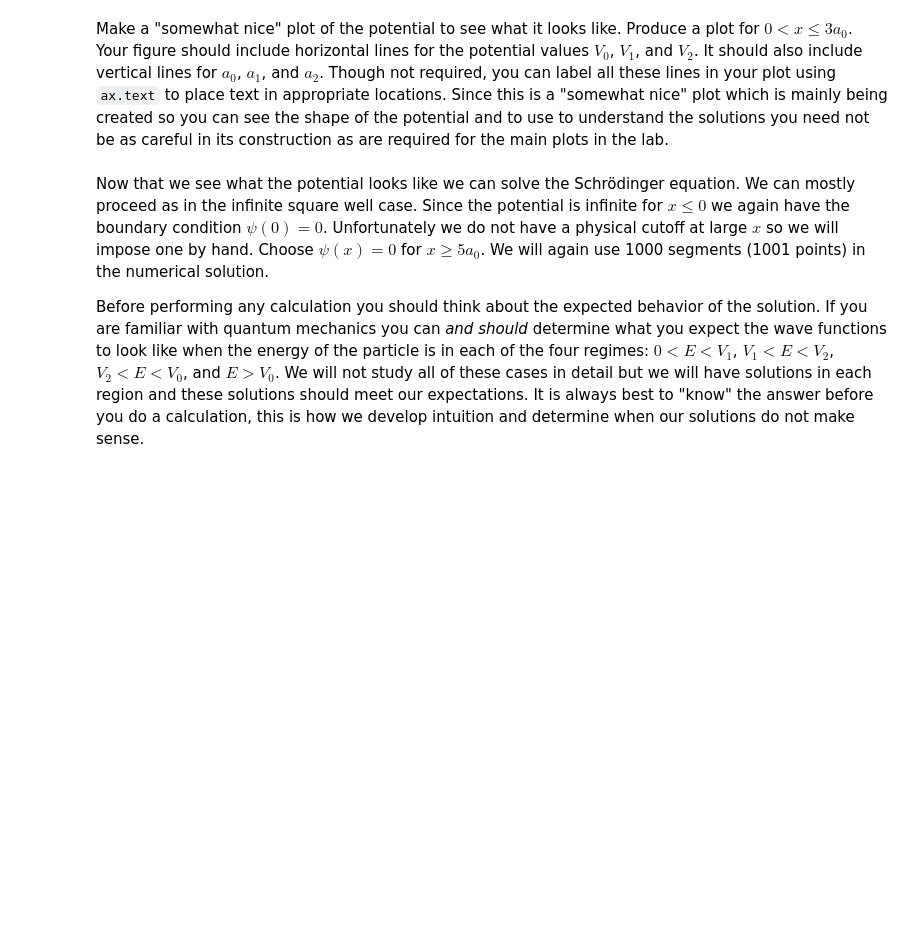
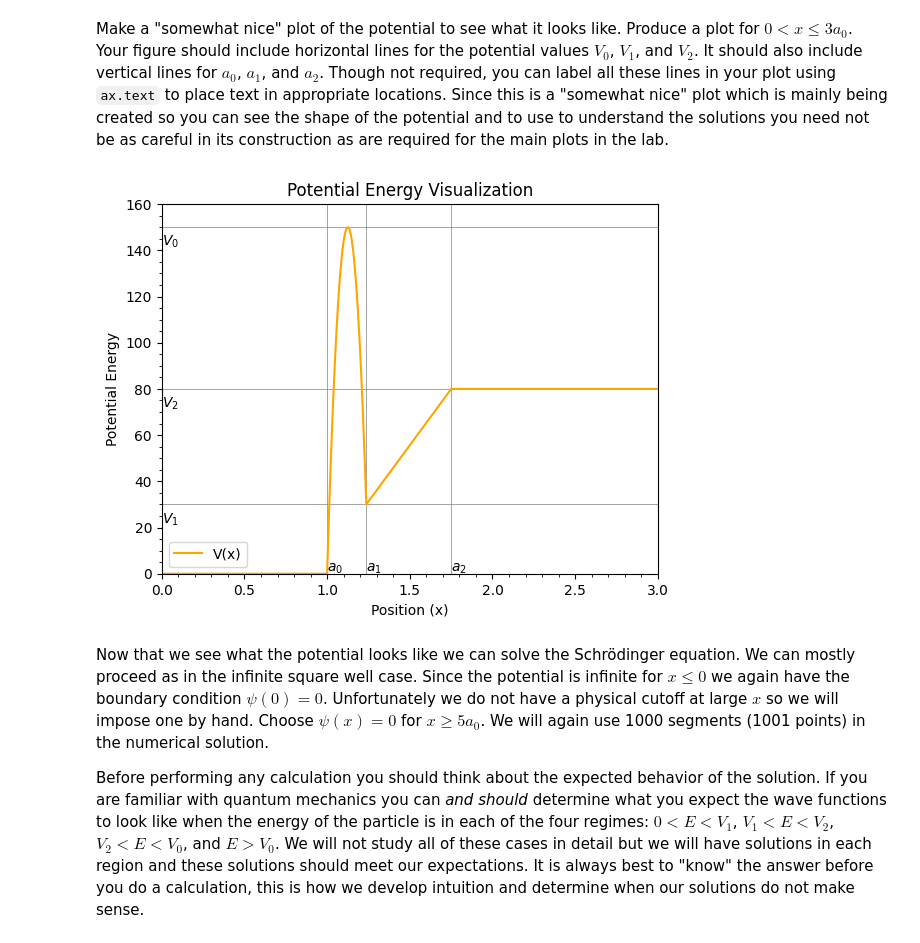
Before and after one commit to kh-bh/Physics_coursework, a Jupyter notebook: PHYS_250/Labs/Lab08.ipynb, the cells around one changed output. Saved outputs shown, nothing was run; the diff lists cells and outputs as text; code cells hidden in the pictures; blank space fills up the shorter version.

```diff
--- a/PHYS_250/Labs/Lab08.ipynb
+++ b/PHYS_250/Labs/Lab08.ipynb
@@ -124,3 +196,41 @@ raise NotImplementedError()
+# %%
+V0 = 150
+V1 = 30
+V2 = 80
+a0 = 1
+a2 = 1.75
+beta = 9 * a0 / 8
+a1 = beta + (beta-a0) * np.sqrt(1 - V1/V0)
+
+x = np.linspace(0, 3*a0, 1000)
+V = potential(x)
+
+fig, ax = plt.subplots()
+
+ax.axhline(V0, c="grey", lw=0.5)
+ax.text(0, V0-8, r"$V_0$")
+ax.axhline(V1, c="grey", lw=0.5)
+ax.text(0, V1-8, r"$V_1$")
+ax.axhline(V2, c="grey", lw=0.5)
+ax.text(0, V2-8, r"$V_2$")
+ax.axvline(a0, c="grey", lw=0.5)
+ax.text(a0, 1, r"$a_0$")
+ax.axvline(a1, c="grey", lw=0.5)
+ax.text(a1, 1, r"$a_1$")
+ax.axvline(a2, c="grey", lw=0.5)
+ax.text(a2, 1, r"$a_2$")
+ax.plot(x, V, c="orange", label="V(x)")
+
+ax.legend()
+ax.set_xlabel('Position (x)')
+ax.set_ylabel('Potential Energy')
+ax.set_title(r'Potential Energy Visualization')
+ax.axhline(0, c="k", lw=0.5)
+ax.minorticks_on()
+ax.set_xlim(0,3*a0)
+ax.set_ylim(0,V0+10);
+# %% [output]
+[figure, added]
 # %% [markdown]
 Now that we see what the potential looks like we can solve the Schrödinger equation. We can mostly proceed as in the infinite square well case. Since the potential is infinite for $x\le 0$ we again have the boundary condition $\psi(0)=0$. Unfortunately we do not have a physical cutoff at large $x$ so we will impose one by hand. Choose $\psi(x)=0$ for $x\ge 5 a_0$. We will again use 1000 segments (1001 points) in the numerical solution.
 
```
Also changed, not shown: parts of 22 cells of this notebook, 1 other file.
